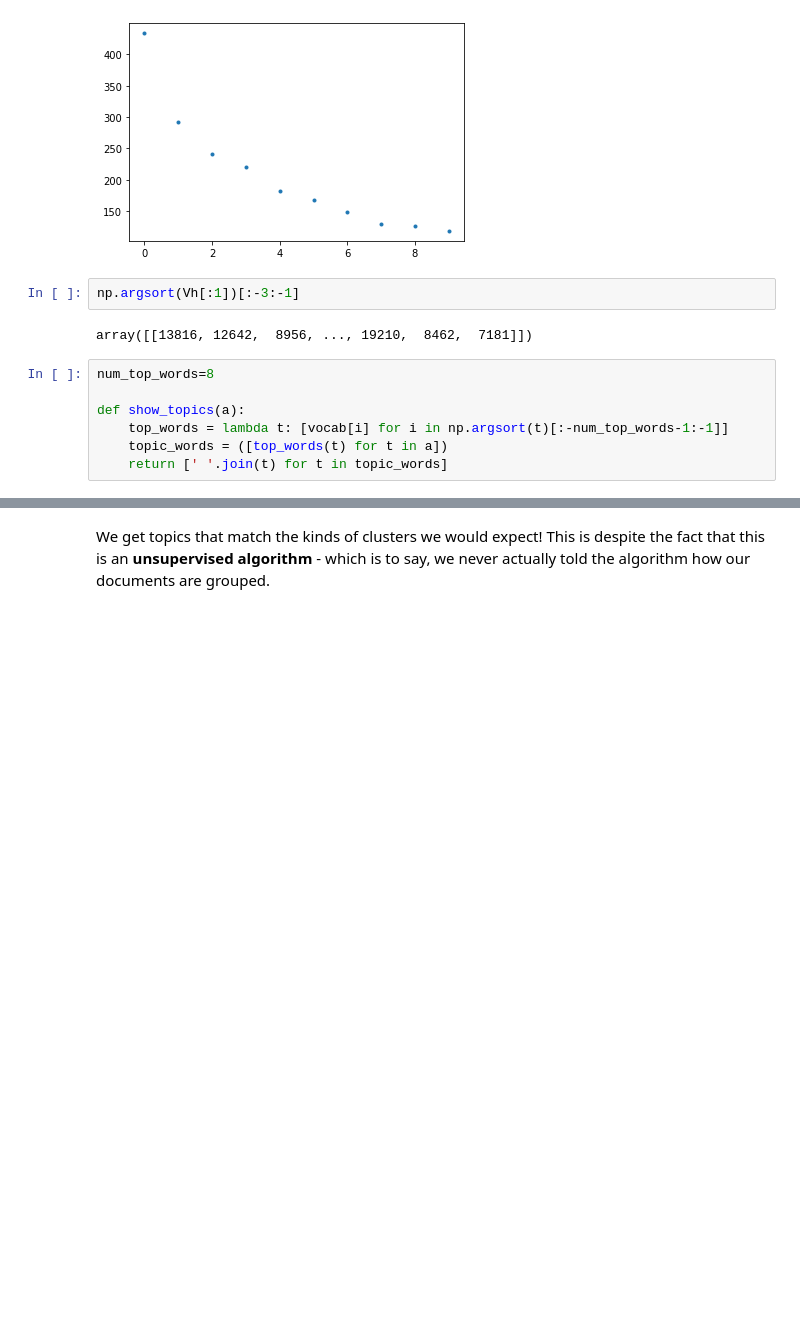
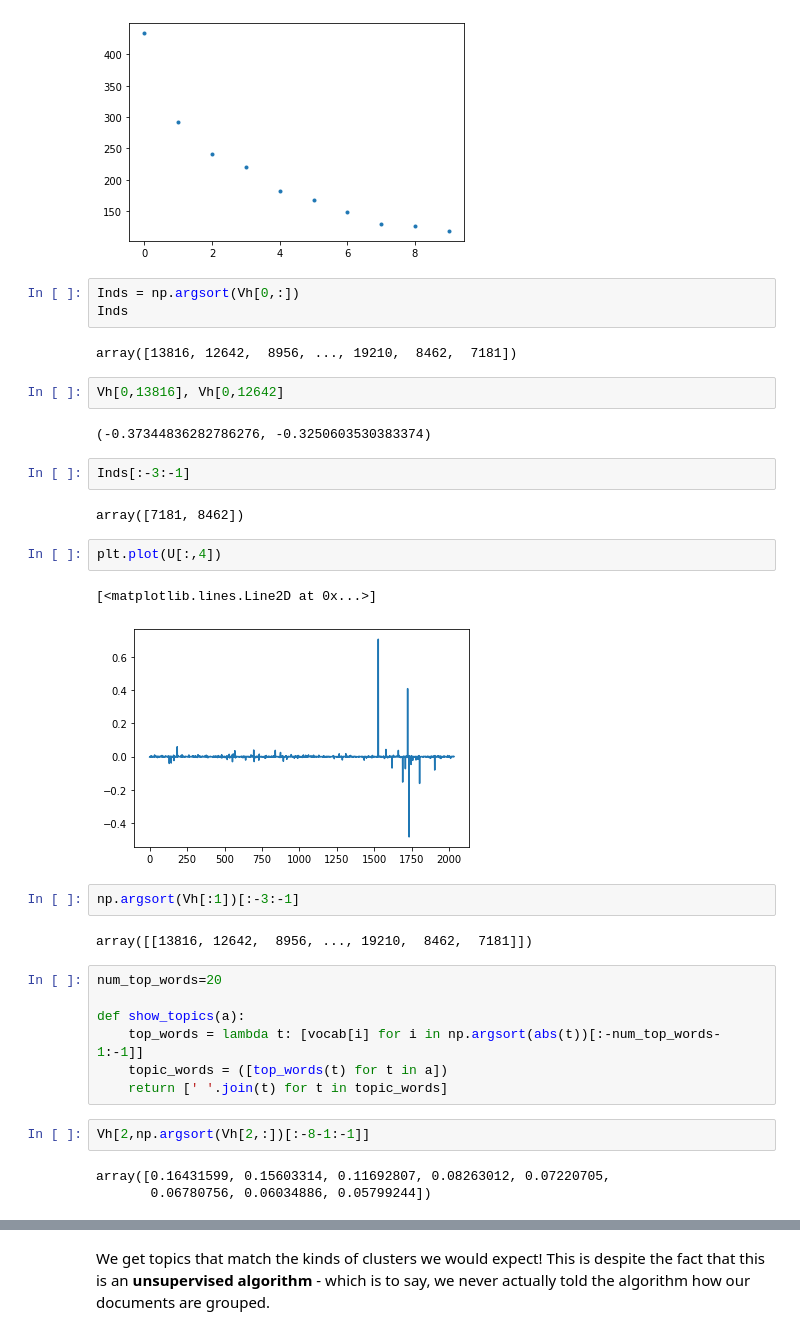
Before and after one commit to sydneygentile20/MATH578F22CSULB, a Jupyter notebook: Lectures/Lec03_NMF_SVD.ipynb, the cells around one changed output, grey strips where cells are left out. Cells and saved outputs as stored; diff of their text form; blank space fills up the shorter version.

```diff
--- a/Lectures/Lec03_NMF_SVD.ipynb
+++ b/Lectures/Lec03_NMF_SVD.ipynb
@@ -196,17 +202,40 @@ plt.plot(s[:10],'.')
 # %% [output]
 [<matplotlib.lines.Line2D at 0x...>]
 [figure]
+# %%
+Inds = np.argsort(Vh[0,:])
+Inds
+# %% [output]
+array([13816, 12642,  8956, ..., 19210,  8462,  7181])
+# %%
+Vh[0,13816], Vh[0,12642]
+# %% [output]
+(-0.37344836282786276, -0.3250603530383374)
+# %%
+Inds[:-3:-1]
+# %% [output]
+array([7181, 8462])
+# %%
+plt.plot(U[:,4])
+# %% [output]
+[<matplotlib.lines.Line2D at 0x...>]
+[figure, added]
 # %%
 np.argsort(Vh[:1])[:-3:-1]
 # %% [output]
 array([[13816, 12642,  8956, ..., 19210,  8462,  7181]])
 # %%
-num_top_words=8
+num_top_words=20
 
 def show_topics(a):
-    top_words = lambda t: [vocab[i] for i in np.argsort(t)[:-num_top_words-1:-1]]
+    top_words = lambda t: [vocab[i] for i in np.argsort(abs(t))[:-num_top_words-1:-1]]
     topic_words = ([top_words(t) for t in a])
     return [' '.join(t) for t in topic_words]
+# %%
+Vh[2,np.argsort(Vh[2,:])[:-8-1:-1]]
+# %% [output]
+array([0.16431599, 0.15603314, 0.11692807, 0.08263012, 0.07220705,
+       0.06780756, 0.06034886, 0.05799244])
 # %%
 show_topics(Vh[:10])
 # %% [output]
```
Also changed, not shown: parts of 13 cells of this notebook, 3 other files.
